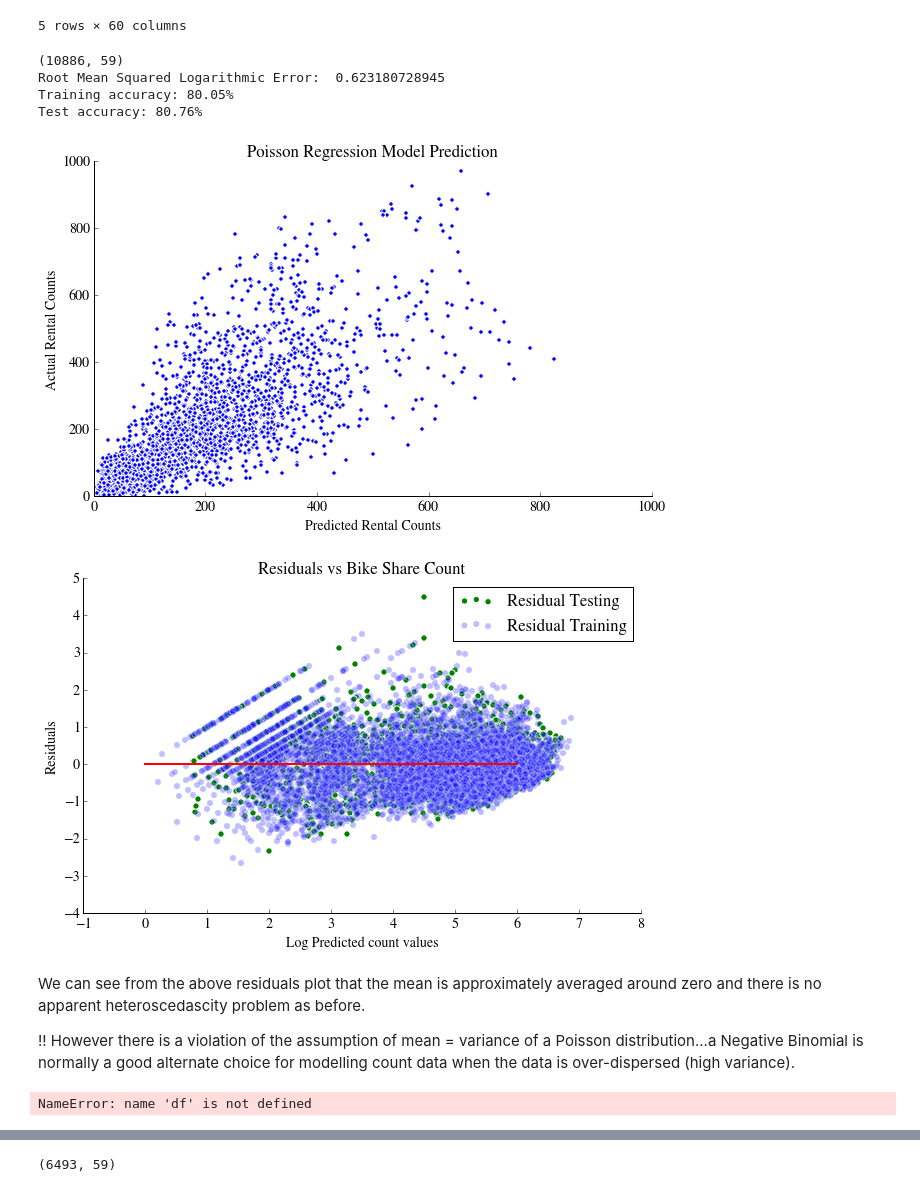
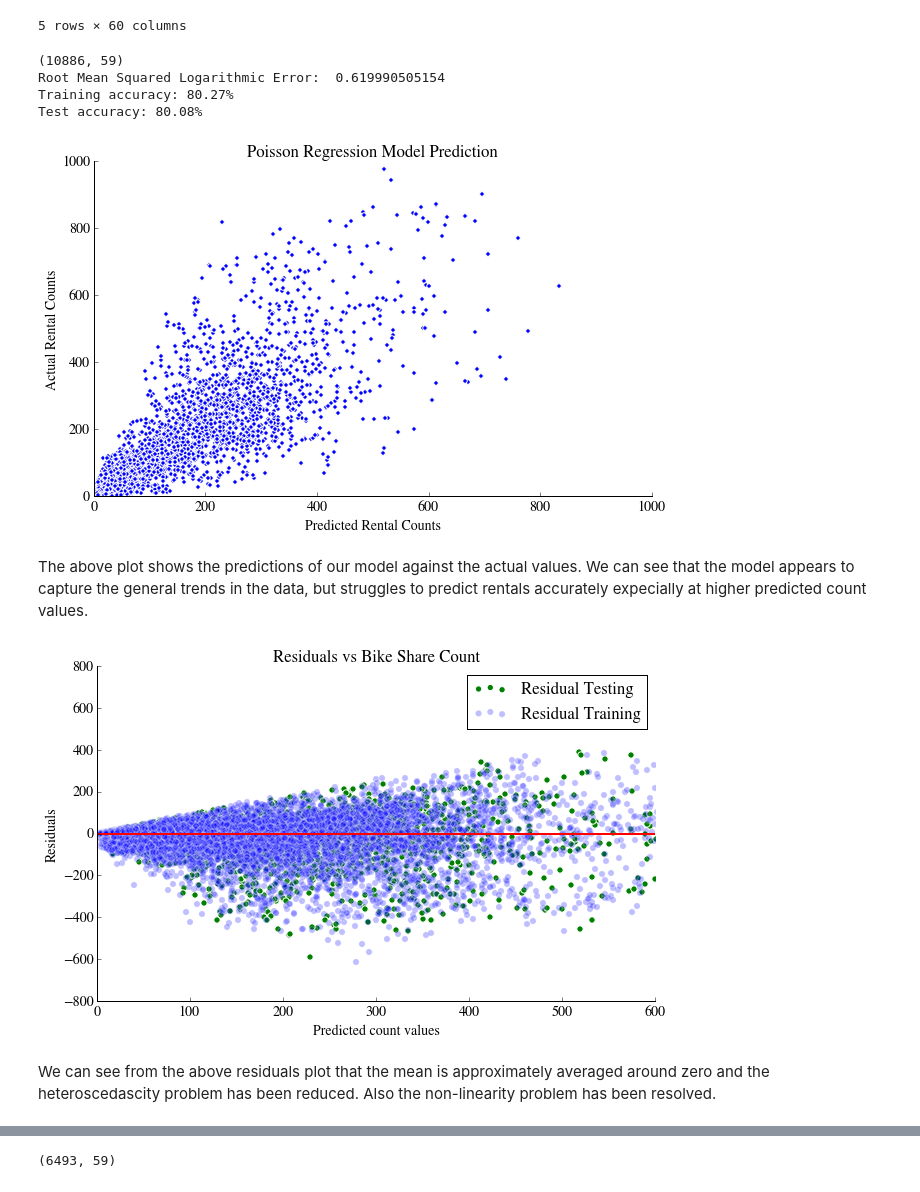
Before and after one commit to fraser-campbell/Machine-Learning-Projects, a Jupyter notebook: Bike Sharing/Bike Sharing.ipynb, the cells around one changed output, grey strips where cells are left out. Drawn from its saved outputs; the diff is of its cells as text; code cells hidden in the pictures.

```diff
--- a/Bike Sharing/Bike Sharing.ipynb
+++ b/Bike Sharing/Bike Sharing.ipynb
@@ -102,10 +102,6 @@ data.head()
 # %% [markdown]
 We convert the numerical variables, namely 'temp', 'atemp', 'humidity' and 'windspeed' to floats. We also convert the count variables corresponding to our labelled examples, namely 'registered', 'casual' and 'count' as int.
 # %%
-data['season'] = data['season'].astype(int)
-data['holiday'] = data['holiday'].astype(int)
-data['workingday'] = data['workingday'].astype(int)
-data['weather'] = data['weather'].astype(int)
 data['temp'] = data['temp'].astype(float)
 data['atemp'] = data['atemp'].astype(float)
 data['humidity'] = data['humidity'].astype(float)
@@ -506,9 +498,9 @@ print "Training accuracy: %0.2f%%" % (100*clf.score(xtrain, ytrain))
 print "Test accuracy: %0.2f%%" % (100*clf.score(xtest, ytest)) + "\n"
 # %% [output]
 (10886, 59)
-Root Mean Squared Logarithmic Error:  0.623180728945
-Training accuracy: 80.05%
-Test accuracy: 80.76%
+Root Mean Squared Logarithmic Error:  0.619990505154
+Training accuracy: 80.27%
+Test accuracy: 80.08%
 # %%
 plt.scatter(np.exp(clf.predict(xtest)), np.exp(ytest))
 plt.title("Poisson Regression Model Prediction")
@@ -518,25 +510,19 @@ plt.xlim(0, 1000)
 plt.ylim(0, 1000)
 remove_border()
 # %% [output]
-[figure, old version]
+[figure, new version]
+# %% [markdown]
+The above plot shows the predictions of our model against the actual values. We can see that the model appears to capture the general trends in the data, but struggles to predict rentals accurately expecially at higher predicted count values.
 # %%
-plt.scatter(clf.predict(xtest), clf.predict(xtest)- ytest, c='g', s=40, label='Residual Testing')
-plt.scatter(clf.predict(xtrain), clf.predict(xtrain)- ytrain, c='b', s=40, alpha = 0.25, label='Residual Training')
-plt.plot([0,6],[0,0], c='r')
+plt.scatter(np.exp(clf.predict(xtest)), np.exp(clf.predict(xtest))-np.exp(ytest), c='g', s=40, label='Residual Testing')
+plt.scatter(np.exp(clf.predict(xtrain)), np.exp(clf.predict(xtrain))-np.exp(ytrain), c='b', s=40, alpha = 0.25, label='Residual Training')
+plt.plot([0,600],[0,0], c='r')
+plt.xlim(0,600)
 plt.legend()
 plt.title('Residuals vs Bike Share Count')
-plt.xlabel("Log Predicted count values")
+plt.xlabel("Predicted count values")
 plt.ylabel("Residuals")
 
 remove_border()
 # %% [output]
-[figure, old version]
+[figure, new version]
-# %% [markdown]
-We can see from the above residuals plot that the mean is approximately averaged around zero and there is no apparent heteroscedascity problem as before.
-
-!! However there is a violation of the assumption of mean = variance of a Poisson distribution...a Negative Binomial is normally a good alternate choice for modelling count data when the data is over-dispersed (high variance).
-# %%
-print df['count'].mean()
-print df['count'].var()
-# %% [output]
-NameError: name 'df' is not defined
@@ -544,0 +529,2 @@ NameError: name 'df' is not defined
+# %% [markdown]
+We can see from the above residuals plot that the mean is approximately averaged around zero and the heteroscedascity problem has been reduced. Also the non-linearity problem has been resolved.
```
Also changed, not shown: parts of 88 cells of this notebook.
